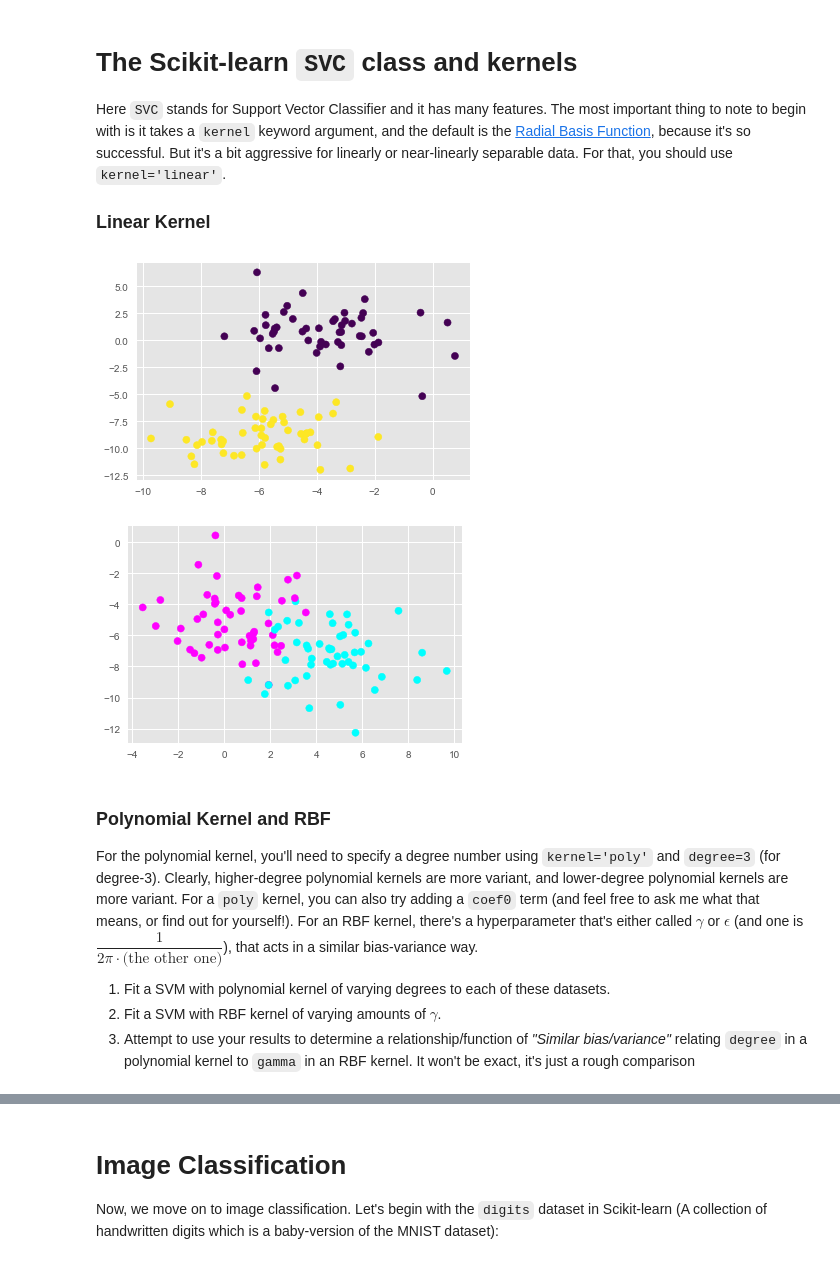
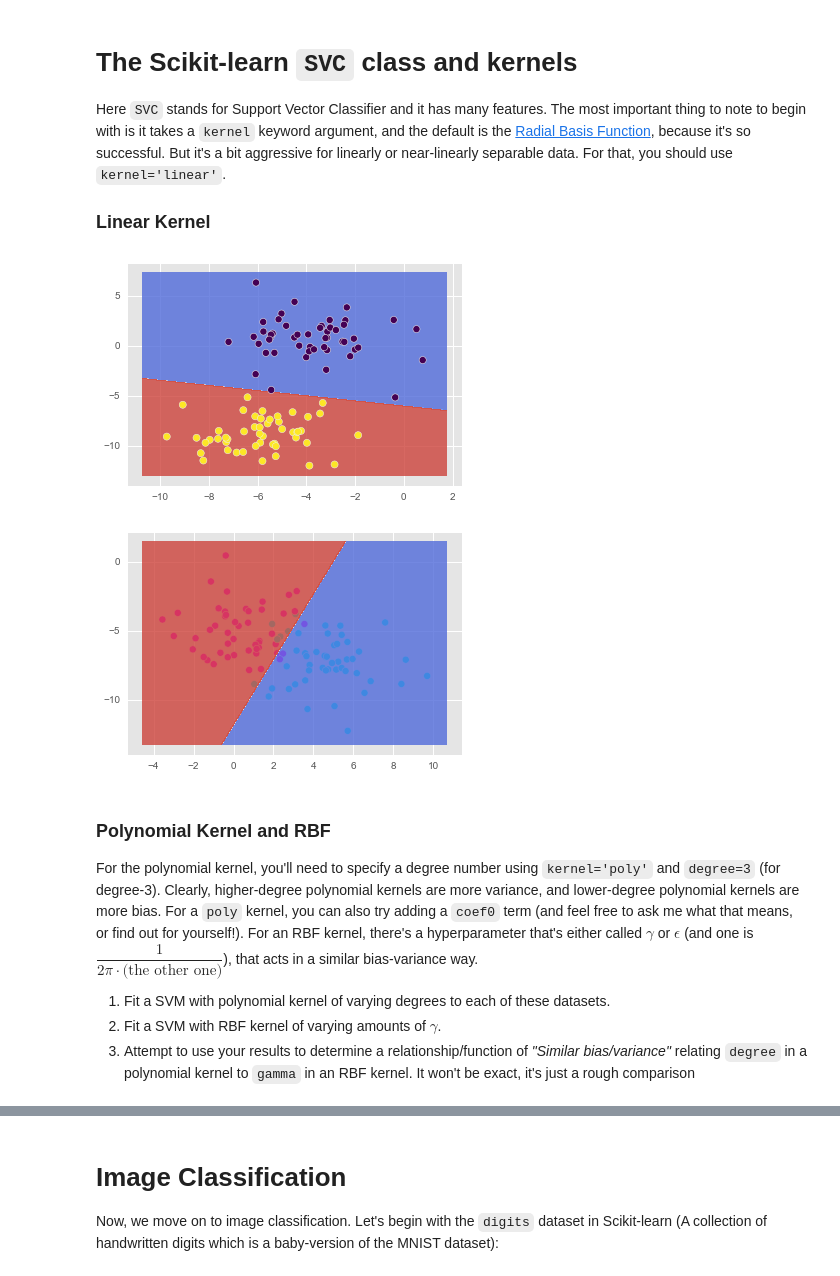
Before and after one commit to Reichenbachian/SVM_Examples, a Jupyter notebook: miniproject_SVMs.ipynb, the cells around one changed output, grey strips where cells are left out. Drawn from its saved outputs; the diff is of its cells as text; code cells hidden in the pictures.

```diff
--- a/miniproject_SVMs.ipynb
+++ b/miniproject_SVMs.ipynb
@@ -32,20 +32,38 @@ Here `SVC` stands for Support Vector Classifier and it has many features.  The m
 ### Linear Kernel
 # %%
 # Here are the datasets you're working` with, to start:
+def plot(svm, X, y):
+    x_min, x_max = X[:, 0].min() - 1, X[:, 0].max() + 1
+    y_min, y_max = X[:, 1].min() - 1, X[:, 1].max() + 1
+    xx, yy = np.meshgrid(np.arange(x_min, x_max, .02),
+                         np.arange(y_min, y_max, .02))
+    Z = svm.predict(np.c_[xx.ravel(), yy.ravel()])
+    Z = Z.reshape(xx.shape)
+    plt.contourf(xx, yy, Z, cmap=plt.cm.coolwarm, alpha=0.8)
+    plt.plot()
+
+
 X_1, y_1 = make_blobs(centers=2, cluster_std=1.7, random_state=17)
 X_2, y_2 = make_blobs(centers=2, cluster_std=1.7, random_state=12)
 X_2[:,[0, 1]] = X_2[:,[1, 0]] ## swap columns to reflect in the line y=x
+
+clf = SVC(kernel='linear')
+clf.fit(X_1, y_1)
+plot(clf, X_1, y_1)
 plt.scatter(X_1[:, 0], X_1[:, 1], c=y_1, s=50, cmap='viridis')
-plt.show();
+plt.show()
+clf.fit(X_2, y_2)
 plt.scatter(X_2[:, 0], X_2[:, 1], c=y_2, s=50, cmap='cool')
-plt.show();
+plot(clf, X_2, y_2)
+plt.show()
+plt.show()
 # %% [output]
-[figure, old version]
+[figure, new version]
-[figure, old version]
+[figure, new version]
 # %% [markdown]
 ### Polynomial Kernel and RBF
 
-For the polynomial kernel, you'll need to specify a degree number using `kernel='poly'` and `degree=3` (for degree-3).  Clearly, higher-degree polynomial kernels are more variant, and lower-degree polynomial kernels are more variant.  For a `poly` kernel, you can also try adding a `coef0` term (and feel free to ask me what that means, or find out for yourself!).  For an RBF kernel, there's a hyperparameter that's either called $\gamma$ or $\epsilon$ (and one is $\dfrac{1}{2\pi \cdot\text{(the other one)}}$), that acts in a similar bias-variance way.
+For the polynomial kernel, you'll need to specify a degree number using `kernel='poly'` and `degree=3` (for degree-3).  Clearly, higher-degree polynomial kernels are more variance, and lower-degree polynomial kernels are more bias.  For a `poly` kernel, you can also try adding a `coef0` term (and feel free to ask me what that means, or find out for yourself!).  For an RBF kernel, there's a hyperparameter that's either called $\gamma$ or $\epsilon$ (and one is $\dfrac{1}{2\pi \cdot\text{(the other one)}}$), that acts in a similar bias-variance way.
 
 1. Fit a SVM with polynomial kernel of varying degrees to each of these datasets.
 2. Fit a SVM with RBF kernel of varying amounts of $\gamma$.
```
Also changed, not shown: parts of 2 cells of this notebook.
